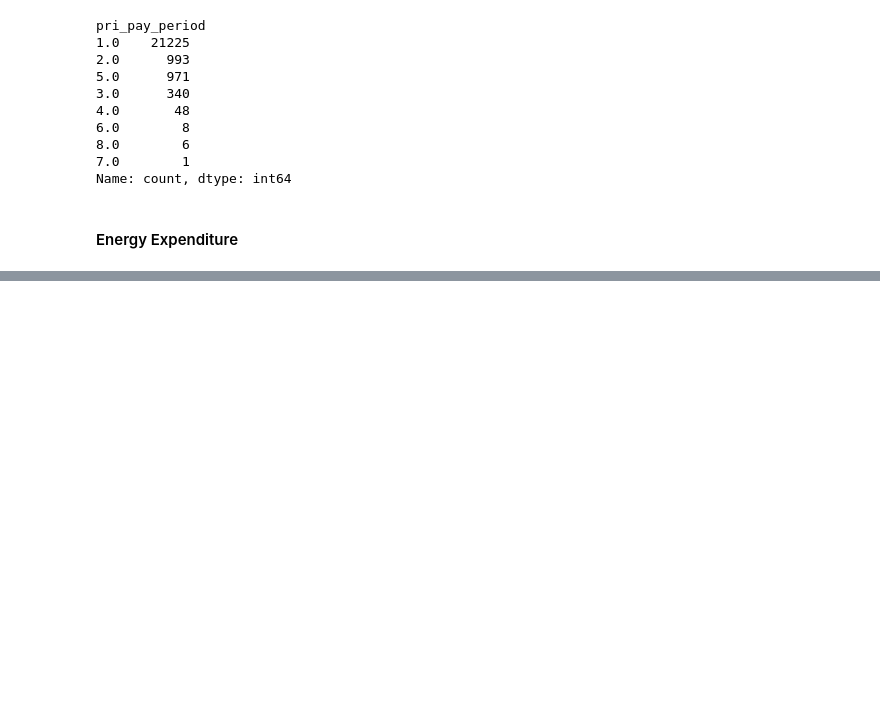
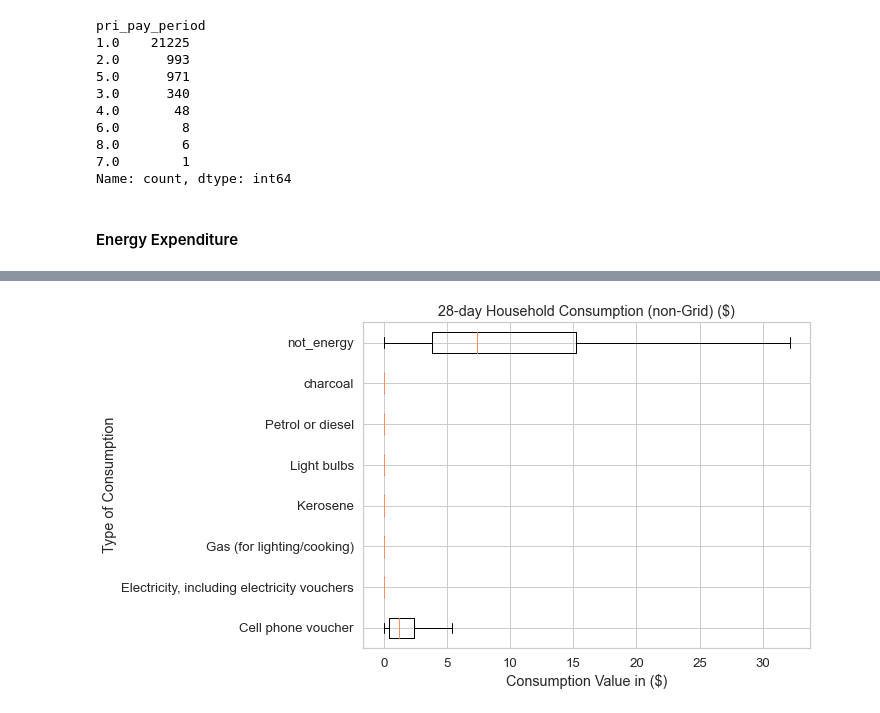
Before and after one commit to whitehackr/solar_tz, a Jupyter notebook: data_and_analysis/survey_review_.ipynb, the cells around one changed output, grey strips where cells are left out. Cells and saved outputs as stored; diff of their text form; code cells hidden in the pictures; blank space fills up the shorter version.

```diff
--- a/data_and_analysis/survey_review_.ipynb
+++ b/data_and_analysis/survey_review_.ipynb
@@ -618,3 +641,5 @@ energy_specific_exp
 | 122423 | 53-69-11-30 | 9811-001-99 | 213 | 1.0 | 6500.0 | not_energy |
 | 122424 | 53-69-11-30 | 9811-001-99 | 214 | 1.0 | 2000.0 | not_energy |
 40307 rows × 6 columns
+# %%
+non_elec_hh = consumption_data_w_energy[consumption_data_w_energy['electricity_source'] != 'Tanesco'][['y5_hhid','lighting_fuel','electricity_source']]
@@ -621,8 +662,5 @@ energy_specific_exp
 # %%
-pivot_table = pd.pivot_table(energy_specific_exp, values='hh_k02', index='y5_hhid', columns='energy_item', aggfunc='sum', fill_value=0)
-
+monthly_spend_no_elec = fx * pd.pivot_table(non_elec_hh.merge(energy_specific_exp,how = 'left'), values='hh_k02', index='y5_hhid', columns='energy_item', aggfunc='sum', fill_value=0)
 # Add a column for total household expenditure
-pivot_table['total_expenditure'] = pivot_table.sum(axis=1)
-
+monthly_spend_no_elec['total_expenditure'] = monthly_spend_no_elec.sum(axis=1)
 # Print the pivot table
-pivot_table
@@ -643,0 +684,14 @@ pivot_table
+# %%
+plt.figure(figsize=(8, 6))
+plt.boxplot(monthly_spend_no_elec.iloc[:,:-1].values,
+            labels = monthly_spend_no_elec.iloc[:,:-1].columns,
+            vert=False,
+            showfliers = False)
+#plt.xticks(range(0, 2500, 200))
+plt.title('28-day Household Consumption (non-Grid) ($)')
+plt.xlabel('Consumption Value in ($)')
+plt.ylabel('Type of Consumption')
+plt.show()
+#plt.savefig('hh_consumption.png', dpi = 300, format = 'png')
+# %% [output]
+[figure, added]
```
Also changed, not shown: parts of 16 cells of this notebook.
